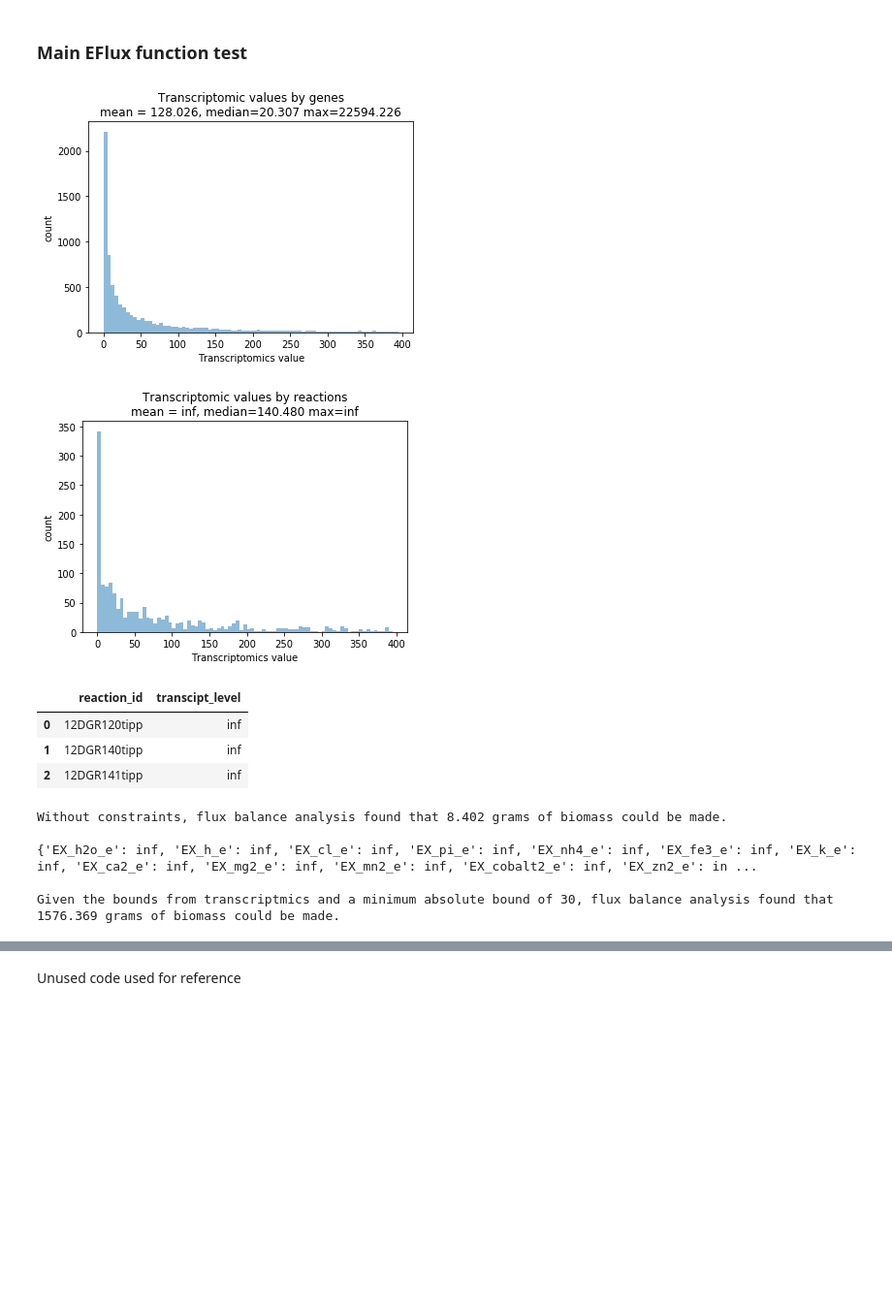
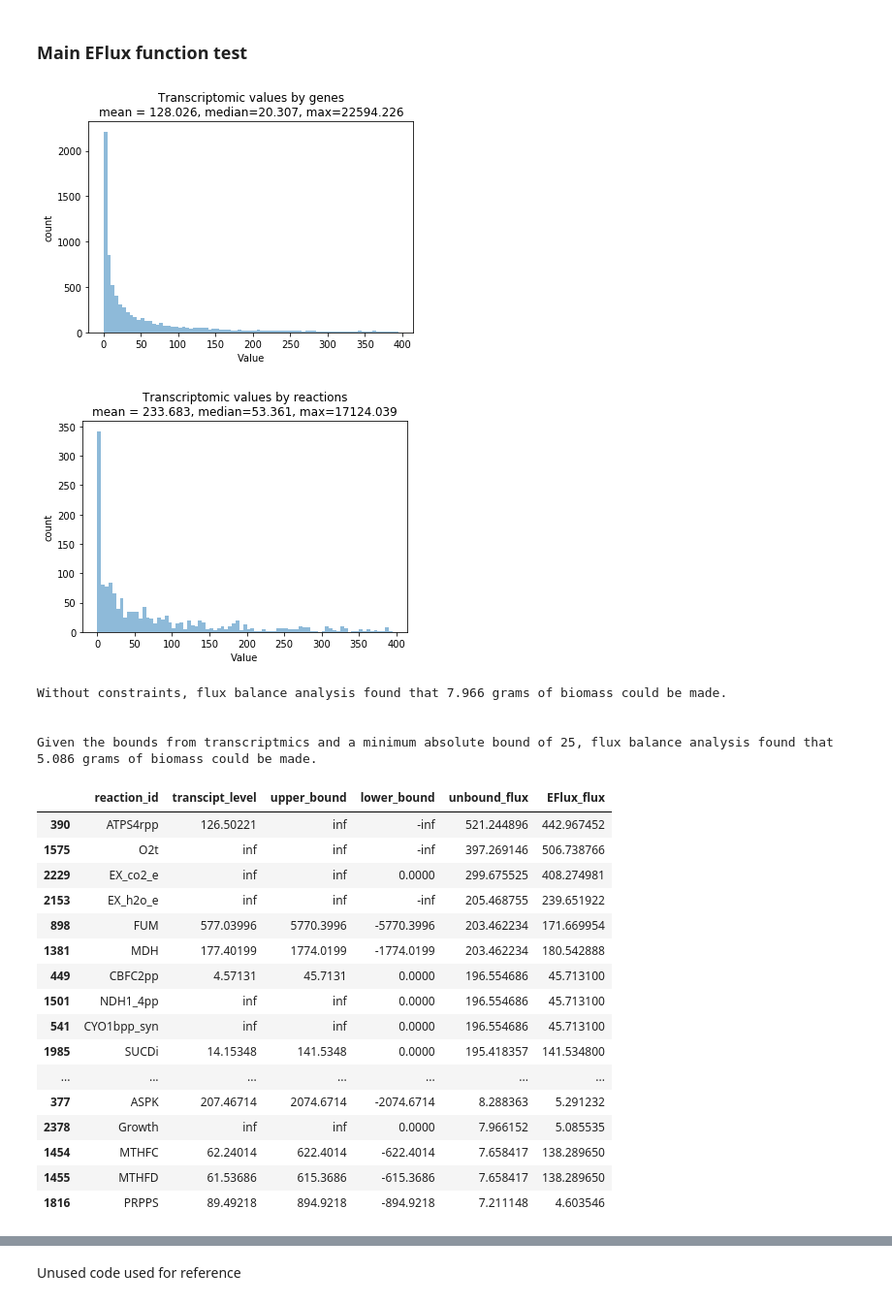
Before and after one commit to LBLQMM/RhodococcusGSM, a Jupyter notebook: Biodesign_gr/notebooks/I_EFLUX2-SPOT_predictionswithreprocesseddata-grcs-2.ipynb, the cells around one changed output, grey strips where cells are left out. Shown at 97% size. Cells and saved outputs as stored; diff of their text form; code cells hidden in the pictures; blank space fills up the shorter version.

Commit message:
Added more constraints and detailed output to EFlux function

```diff
--- a/Biodesign_gr/notebooks/I_EFLUX2-SPOT_predictionswithreprocesseddata-grcs-2.ipynb
+++ b/Biodesign_gr/notebooks/I_EFLUX2-SPOT_predictionswithreprocesseddata-grcs-2.ipynb
@@ -50,23 +50,28 @@ model = cobra.io.read_sbml_model(file_name)
 # %% [markdown]
 Define function to plot histogram from list of numbers. Will be used for transcriptomic measurements and flux bounds
 # %%
-def plot_histogram(data, title):
+def plot_histogram(data, title, maximum=400, bin_size=5):
 
-    bins = np.arange(0, 400, 5) # x axis goes from 0 to 40 with bars of width 5
+    data = [value for value in data if value != np.Inf]
+    bins = np.arange(0, maximum, bin_size) # x axis goes from 0 to 40 with bars of width 5
     plt.hist(data, bins=bins, alpha=0.5)
-    plt.title(f'{title}\nmean = {mean(data):.3f}, median={median(data):.3f} max={max(data):.3f}')
-    plt.xlabel('Transcriptomics value')
+    plt.title(f'{title}\nmean = {mean(data):.3f}, median={median(data):.3f}, max={max(data):.3f}')
+    plt.xlabel('Value')
     plt.ylabel('count')
     plt.show()
 # %% [markdown]
 Define a function to find the transcriptomic value for a given reaction id. The function takes into account genes that are required in parallel and in series.
 # %%
-def rxn_id_to_upper_bound(model, trans_df, rxn_id):
-    associated_genes = model.reactions.get_by_id(rxn_id).gene_reaction_rule
+def rxn_id_to_transcript_level(model, trans_df, rxn_id):
+    rxn = model.reactions.get_by_id(rxn_id)
+    gpr = rxn.gene_reaction_rule
     parallel_transcript_values = []
 
-    if associated_genes:
-        for parallel_gene_string in associated_genes.split(' or '):
+    # A reaction without transcript measurements should not be constrained
+    if gpr == '' or gpr == 'spontaneous':
+        return np.Inf
+    else:
+        for parallel_gene_string in gpr.split(' or '):
             parallel_gene_string = parallel_gene_string.strip('() ')
 
             series_transcript_values = []
@@ -81,8 +86,8 @@ def rxn_id_to_upper_bound(model, trans_df, rxn_id):
             parallel_transcript_values.append(min(series_transcript_values))
 
         return sum(parallel_transcript_values)
-    else:
-        return np.Inf # Reactions without transcript measurements shouldn't be constrained
+#     else:
+#         return np.Inf # Reactions without transcript measurements shouldn't be constrained
 # %% [markdown]
 ### **Main EFlux function**
 # %%
@@ -156,16 +198,36 @@ def EFlux2test(model, edd_df, line_name, min_bound = 10):
 # %% [markdown]
 ### **Main EFlux function test**
 # %%
-sol_WTPR1 = EFlux2test(model, trans_df, 'WT-P-R1', min_bound = 30)
+sol_WTPR1 = EFlux2test(
+    model,
+    trans_df,
+    'WT-P-R1',
+    min_bound = 25,
+    transcript_scaling_factor = 10,
+    infinite_bound_reactions=['phenol_transport', 'PHEMOX', 'CATDOX', 'MUCCYCI', 'MUCLI', 'OXOAEL', '3OADPCOAT', '3OXCOAT', 'ATPS4rpp'],
+    zero_bound_reactions=['CAT23DOX', 'HMSH', 'HMSD', '4OT']
+)
 # %% [output]
-[figure, old version]
+[figure, new version]
-[figure, old version]
+[figure, new version]
+Without constraints, flux balance analysis found that 7.966 grams of biomass could be made.
+
+
+Given the bounds from transcriptmics and a minimum absolute bound of 25, flux balance analysis found that 5.086 grams of biomass could be made.
-|  | reaction_id | transcipt_level |
-| 0 | 12DGR120tipp | inf |
-| 1 | 12DGR140tipp | inf |
-| 2 | 12DGR141tipp | inf |
+|  | reaction_id | transcipt_level | upper_bound | lower_bound | unbound_flux | EFlux_flux |
+| 390 | ATPS4rpp | 126.50221 | inf | -inf | 521.244896 | 442.967452 |
+| 1575 | O2t | inf | inf | -inf | 397.269146 | 506.738766 |
+| 2229 | EX_co2_e | inf | inf | 0.0000 | 299.675525 | 408.274981 |
+| 2153 | EX_h2o_e | inf | inf | -inf | 205.468755 | 239.651922 |
+| 898 | FUM | 577.03996 | 5770.3996 | -5770.3996 | 203.462234 | 171.669954 |
+| 1381 | MDH | 177.40199 | 1774.0199 | -1774.0199 | 203.462234 | 180.542888 |
+| 449 | CBFC2pp | 4.57131 | 45.7131 | 0.0000 | 196.554686 | 45.713100 |
+| 1501 | NDH1_4pp | inf | inf | 0.0000 | 196.554686 | 45.713100 |
+| 541 | CYO1bpp_syn | inf | inf | 0.0000 | 196.554686 | 45.713100 |
+| 1985 | SUCDi | 14.15348 | 141.5348 | 0.0000 | 195.418357 | 141.534800 |
+| ... | ... | ... | ... | ... | ... | ... |
+| 377 | ASPK | 207.46714 | 2074.6714 | -2074.6714 | 8.288363 | 5.291232 |
+| 2378 | Growth | inf | inf | 0.0000 | 7.966152 | 5.085535 |
+| 1454 | MTHFC | 62.24014 | 622.4014 | -622.4014 | 7.658417 | 138.289650 |
+| 1455 | MTHFD | 61.53686 | 615.3686 | -615.3686 | 7.658417 | 138.289650 |
+| 1816 | PRPPS | 89.49218 | 894.9218 | -894.9218 | 7.211148 | 4.603546 |
-Without constraints, flux balance analysis found that 8.402 grams of biomass could be made.
-
-{'EX_h2o_e': inf, 'EX_h_e': inf, 'EX_cl_e': inf, 'EX_pi_e': inf, 'EX_nh4_e': inf, 'EX_fe3_e': inf, 'EX_k_e': inf, 'EX_ca2_e': inf, 'EX_mg2_e': inf, 'EX_mn2_e': inf, 'EX_cobalt2_e': inf, 'EX_zn2_e': in ...
-
-Given the bounds from transcriptmics and a minimum absolute bound of 30, flux balance analysis found that 1576.369 grams of biomass could be made.
```
Also changed, not shown: parts of 8 cells of this notebook.
